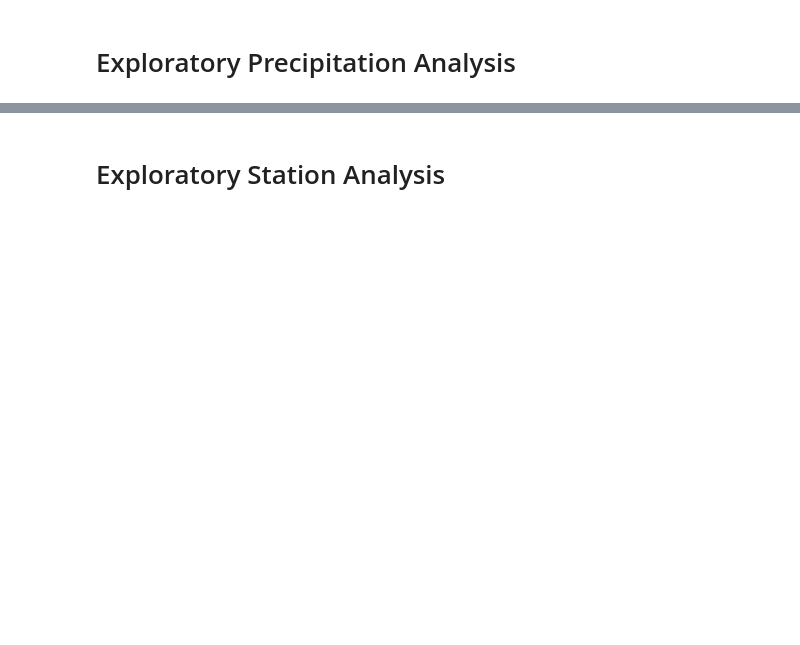
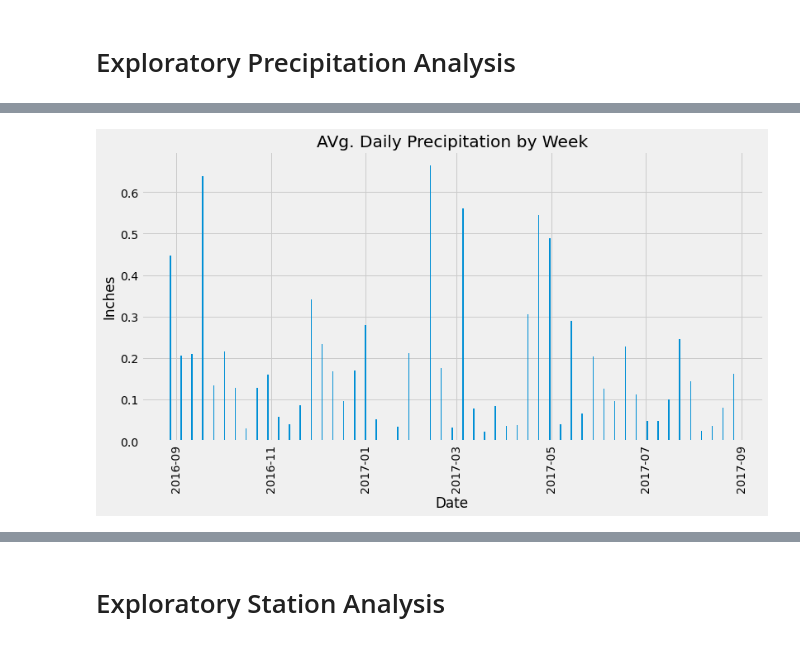
Before and after one commit to gmitt98/sqlalchemy-challenge, a Jupyter notebook: SurfsUp/climate_starter.ipynb, the cells around one changed output, grey strips where cells are left out. Saved outputs shown, nothing was run; the diff lists cells and outputs as text; code cells hidden in the pictures; blank space fills up the shorter version.

```diff
--- a/SurfsUp/climate_starter.ipynb
+++ b/SurfsUp/climate_starter.ipynb
@@ -155,2 +218,21 @@ Text(0, 0.5, 'Inches')
+# %%
+# now doing the bar chart by weekly grouping on the weekly dataframe
+fig, ax = plt.subplots(figsize=(12,6))
+
+# plot bar chart of weekly precipitation
+ax.bar(df_prcp_weekly['date'], df_prcp_weekly['precipitation'])
+
+# set axis labels and title
+ax.set_xlabel('Date')
+ax.set_ylabel('Inches')
+ax.set_title('AVg. Daily Precipitation by Week')
+
+# rotate x-axis labels for readability
+plt.xticks(rotation=90)
+
+# display chart
+plt.show()
+# %% [output]
+[figure, added]
 # %%
 # Use Pandas to calculate the summary statistics for the precipitation data
```
Also changed, not shown: parts of 30 cells of this notebook.
